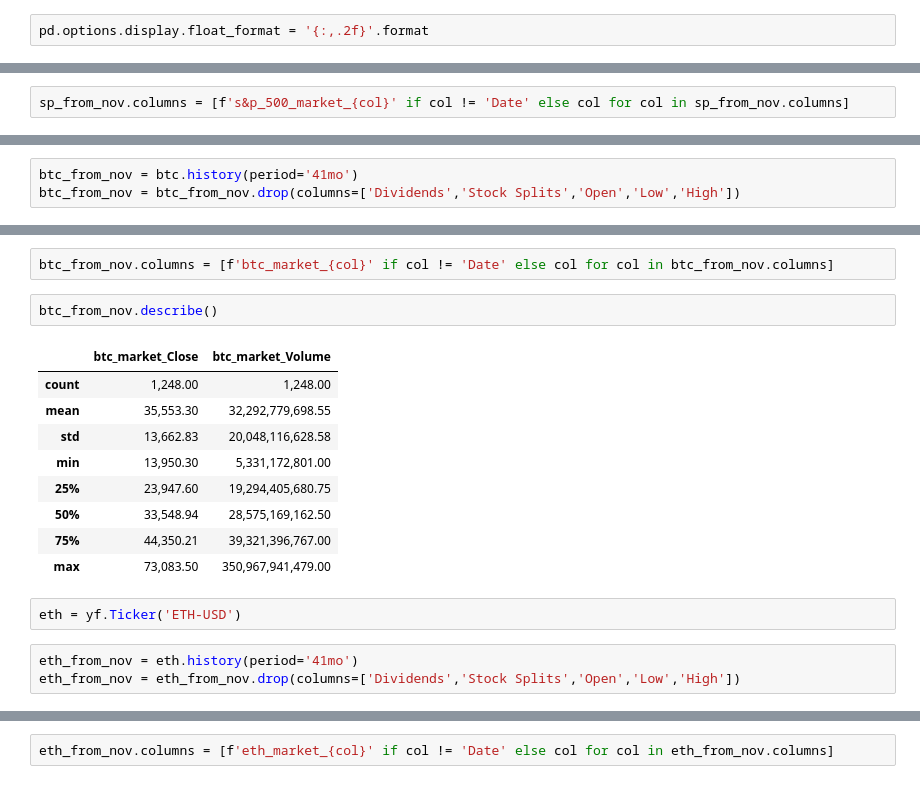
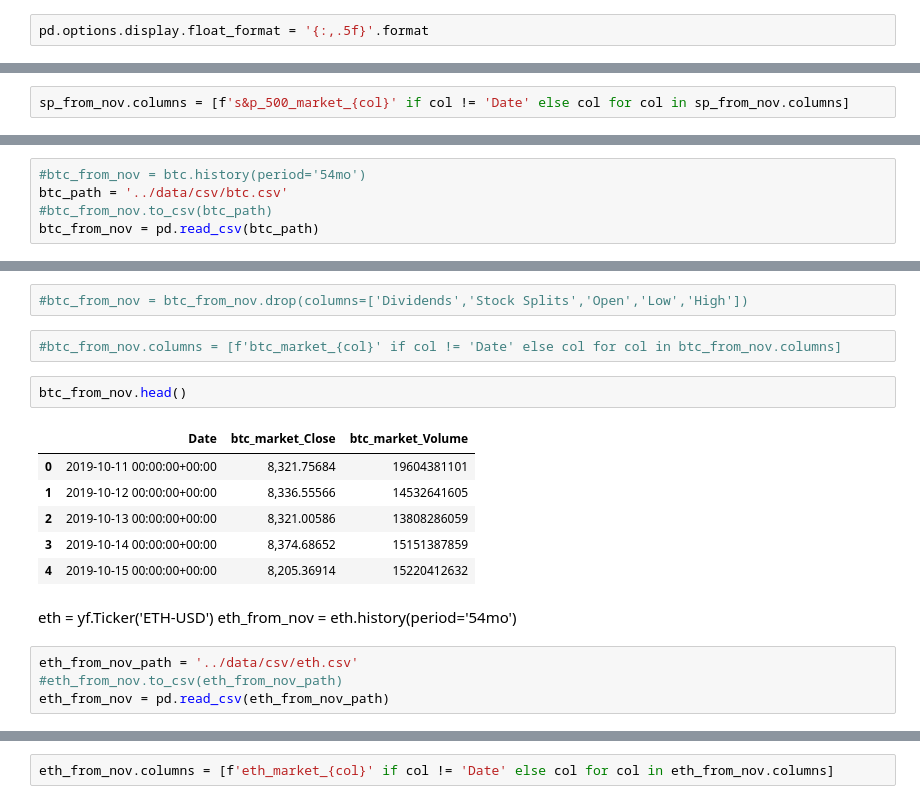
Before and after one commit to BrandynHamilton/mkrdao_port_mgmt, a Jupyter notebook: notebooks/exploratory.ipynb, the cells around one changed output, grey strips where cells are left out. Saved outputs shown, nothing was run; the diff lists cells and outputs as text.

```diff
--- a/notebooks/exploratory.ipynb
+++ b/notebooks/exploratory.ipynb
@@ -94,7 +59,7 @@ def fetch_dune_data(num):
     result = dune.get_latest_result(num)
     return pd.DataFrame(result.result.rows)
 # %%
-pd.options.display.float_format = '{:,.2f}'.format
+pd.options.display.float_format = '{:,.5f}'.format
 # %% [markdown]
 ### First, lets get MakerDAO Financial Statements from https://dune.com/steakhouse/makerdao
 # %% [markdown]
@@ -1816,3 +1917,5 @@ btc = yf.Ticker('BTC-USD')
 # %%
-btc_from_nov = btc.history(period='41mo')
-btc_from_nov = btc_from_nov.drop(columns=['Dividends','Stock Splits','Open','Low','High'])
+#btc_from_nov = btc.history(period='54mo')
+btc_path = '../data/csv/btc.csv'
+#btc_from_nov.to_csv(btc_path)
+btc_from_nov = pd.read_csv(btc_path)
@@ -1819,19 +1931,20 @@ btc_from_nov = btc_from_nov.drop(columns=['Dividends','Stock Splits','Open','Low
+# %%
+#btc_from_nov = btc_from_nov.drop(columns=['Dividends','Stock Splits','Open','Low','High'])
 # %%
-btc_from_nov.columns = [f'btc_market_{col}' if col != 'Date' else col for col in btc_from_nov.columns]
+#btc_from_nov.columns = [f'btc_market_{col}' if col != 'Date' else col for col in btc_from_nov.columns]
 # %%
-btc_from_nov.describe()
+btc_from_nov.head()
 # %% [output]
-|  | btc_market_Close | btc_market_Volume |
-| count | 1,248.00 | 1,248.00 |
-| mean | 35,553.30 | 32,292,779,698.55 |
-| std | 13,662.83 | 20,048,116,628.58 |
-| min | 13,950.30 | 5,331,172,801.00 |
-| 25% | 23,947.60 | 19,294,405,680.75 |
-| 50% | 33,548.94 | 28,575,169,162.50 |
-| 75% | 44,350.21 | 39,321,396,767.00 |
-| max | 73,083.50 | 350,967,941,479.00 |
+|  | Date | btc_market_Close | btc_market_Volume |
+| 0 | 2019-10-11 00:00:00+00:00 | 8,321.75684 | 19604381101 |
+| 1 | 2019-10-12 00:00:00+00:00 | 8,336.55566 | 14532641605 |
+| 2 | 2019-10-13 00:00:00+00:00 | 8,321.00586 | 13808286059 |
+| 3 | 2019-10-14 00:00:00+00:00 | 8,374.68652 | 15151387859 |
+| 4 | 2019-10-15 00:00:00+00:00 | 8,205.36914 | 15220412632 |
-# %%
-eth = yf.Ticker('ETH-USD')
+# %% [markdown]
+eth = yf.Ticker('ETH-USD')
+eth_from_nov = eth.history(period='54mo')
 # %%
-eth_from_nov = eth.history(period='41mo')
-eth_from_nov = eth_from_nov.drop(columns=['Dividends','Stock Splits','Open','Low','High'])
+eth_from_nov_path = '../data/csv/eth.csv'
+#eth_from_nov.to_csv(eth_from_nov_path)
+eth_from_nov = pd.read_csv(eth_from_nov_path)
```
Also changed, not shown: parts of 267 cells of this notebook, 24 other files.
